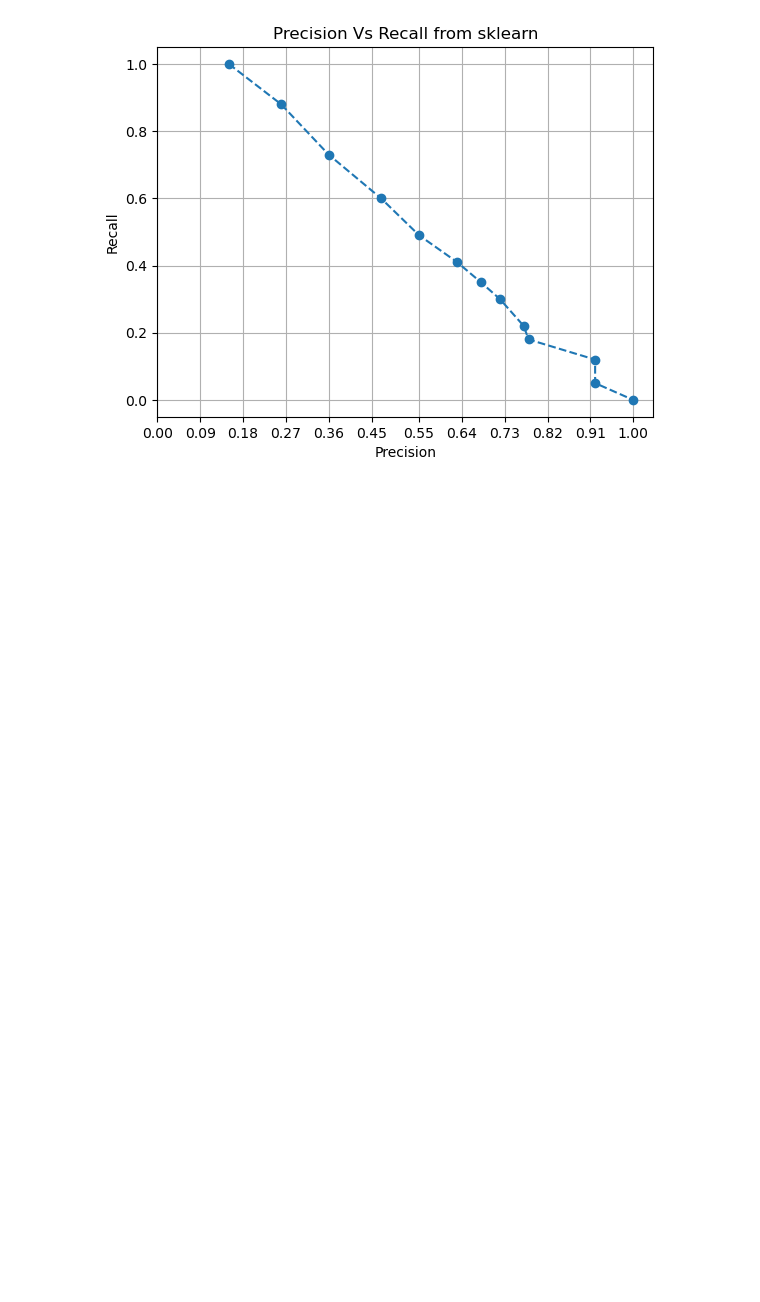
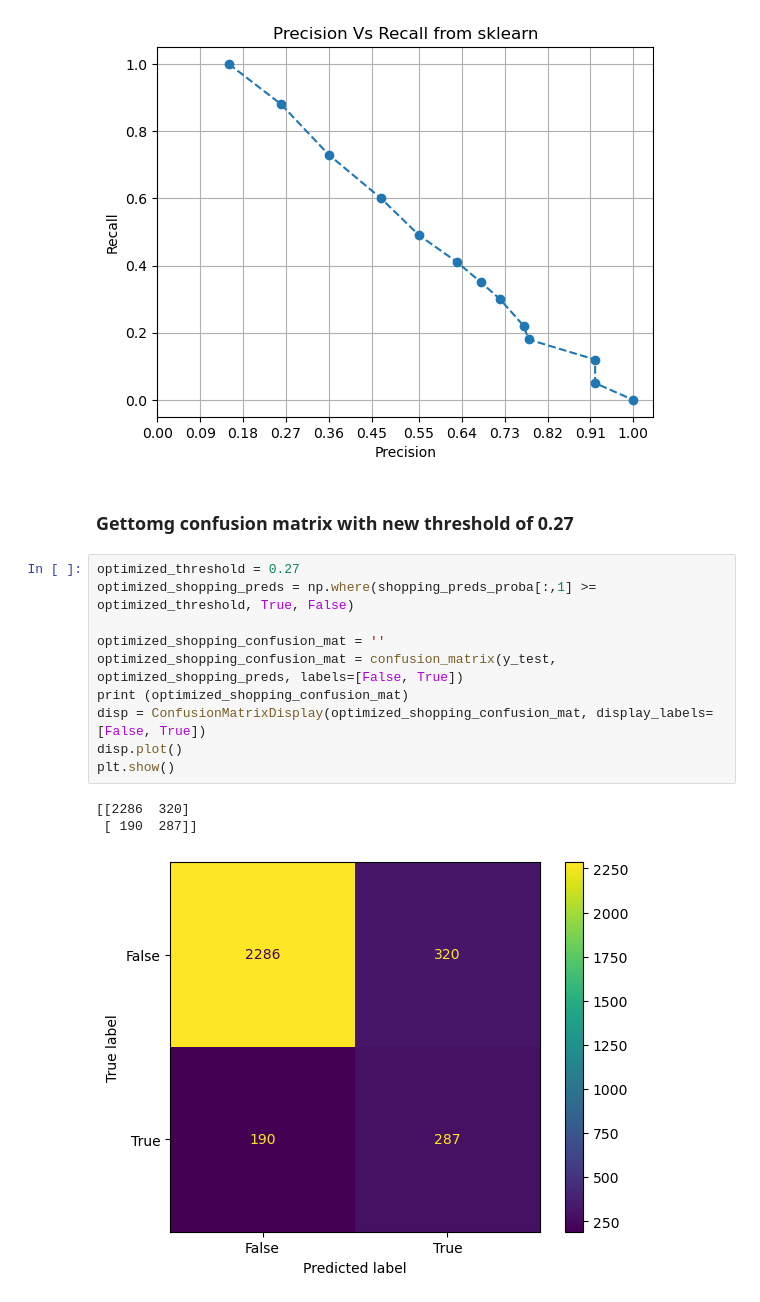
Before and after one commit to er-robins/Online_shoppers_Purchasing_Intentions, a Jupyter notebook: Online_shoppers_purchasing_intentions.ipynb, the cells around one changed output. Saved outputs shown, nothing was run; the diff lists cells and outputs as text; blank space fills up the shorter version.

Commit message:
Added optimized predictions with threshold of 0.27, added confusion matrix and socres for the same.

```diff
--- a/Online_shoppers_purchasing_intentions.ipynb
+++ b/Online_shoppers_purchasing_intentions.ipynb
@@ -256,3 +256,19 @@ plt.grid()
  Recall     : [1.   0.88 0.73 0.6  0.49 0.41 0.35 0.3  0.22 0.18 0.12 0.05 0.  ]
  Precision  : [0.15 0.26 0.36 0.47 0.55 0.63 0.68 0.72 0.77 0.78 0.92 0.92 1.  ]
 [figure]
+# %% [markdown]
+### Gettomg confusion matrix with new threshold of 0.27
+# %%
+optimized_threshold = 0.27
+optimized_shopping_preds = np.where(shopping_preds_proba[:,1] >= optimized_threshold, True, False)
+
+optimized_shopping_confusion_mat = ''
+optimized_shopping_confusion_mat = confusion_matrix(y_test, optimized_shopping_preds, labels=[False, True])
+print (optimized_shopping_confusion_mat)
+disp = ConfusionMatrixDisplay(optimized_shopping_confusion_mat, display_labels=[False, True])
+disp.plot()
+plt.show()
+# %% [output]
+[[2286  320]
+ [ 190  287]]
+[figure, added]
```
Also changed, not shown: parts of 1 cell of this notebook.
